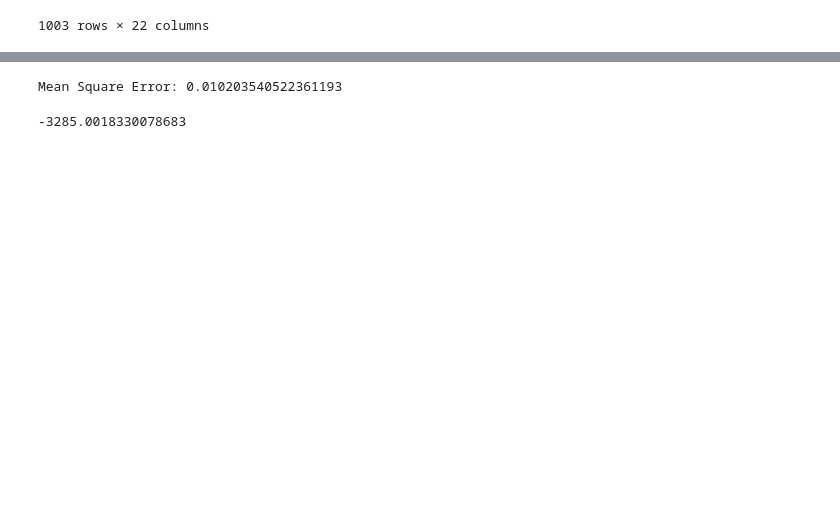
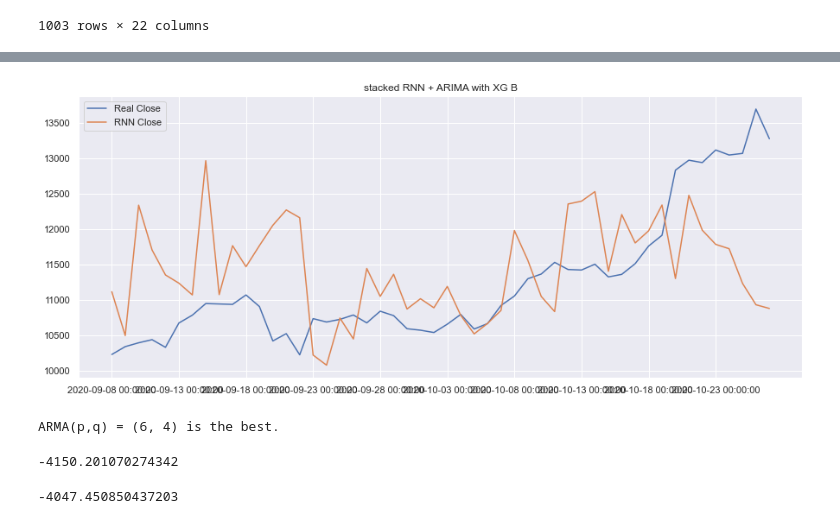
Before and after one commit to tang-ji/BTC-prediction, a Jupyter notebook: stack-rnn-arima-xgb.ipynb, the cells around one changed output, grey strips where cells are left out. Drawn from its saved outputs; the diff is of its cells as text; code cells hidden in the pictures; blank space fills up the shorter version.

```diff
--- a/stack-rnn-arima-xgb.ipynb
+++ b/stack-rnn-arima-xgb.ipynb
@@ -1,6 +1,6 @@
 # %%
 import pandas as pd
-# import seaborn as sns
+import seaborn as sns
 import numpy as np
 import matplotlib.pyplot as plt
 from pandas_datareader.data import DataReader
@@ -23,7 +23,7 @@ import json
 import requests
 from datetime import datetime
 from datetime import timedelta
-# sns.set()
+sns.set()
 # %% [output]
 WARNING:tensorflow:From C:\Users\tangji\Anaconda3\lib\site-packages\tensorflow\python\compat\v2_compat.py:96: disable_resource_variables (from tensorflow.python.ops.variable_scope) is deprecated and w ...
 Instructions for updating:
@@ -107,5 +110,5 @@ df_log
 | 2020-10-31 | 1.000000 | 0.111104 | 0.473957 | 0.323966 | 0.768594 | 0.372216 | 0.714286 | 0.065517 | 0.818779 | 0.688389 | ... |
 1003 rows × 22 columns
 # %%
-thought_vector = autoencoder.reducedimension(df_log.values, 6, 0.001, 256, 1000)
+thought_vector = autoencoder.reducedimension(df_log.values, 4, 0.005, 256, 3000, 300)
 # %% [output]
@@ -194,19 +183,48 @@ out_logits, last_state = sess.run([modelnn.logits, modelnn.last_state], feed_dic
                                   modelnn.hidden_layer: init_value})
 init_value = last_state
 output_predict_last = out_logits
-# %%
-print('Mean Square Error:', np.mean(np.square(output_predict[:, 0] - df_log.iloc[1: (thought_vector.shape[0] // timestamp) * timestamp + 1, 0].values)))
-# %% [output]
-Mean Square Error: 0.010203540522361193
+# %%
+last =50
+
+plt.figure(figsize = (15,6))
+x_range = np.arange(boundary)[-last:]
+plt.plot(x_range, reverse_close(df_log.iloc[boundary-last:boundary,0].values), label = 'Real Close')
+plt.plot(x_range, reverse_close(output_predict)[-last:], label = 'RNN Close')
+plt.legend()
+plt.xticks(x_range[::5], date_ori[:boundary][-last:][::5])
+plt.title('stacked RNN + ARIMA with XG B')
+plt.show()
+# %% [output]
+[figure, added]
+# %%
+import statsmodels.api as sm
+
+resDiff = sm.tsa.arma_order_select_ic(df_log.iloc[:,0].values, max_ar=7, max_ma=7, ic='aic', trend='c')
+print('ARMA(p,q) =',resDiff['aic_min_order'],'is the best.')
+# %% [output]
+ARMA(p,q) = (6, 4) is the best.
+# %%
+arima=sm.tsa.statespace.SARIMAX(df_log.iloc[:,0].values, order=(resDiff['aic_min_order'][0], D, resDiff['aic_min_order'][1]), seasonal_order=(1, 0, 1, 12)).fit(disp=-1)
+best_aic = arima.aic
+best_aic
+# %% [output]
+-4150.201070274342
 # %%
 import statsmodels.api as sm
 from itertools import product
 from scipy import stats
 
-Qs = range(0, 1)
+Qs = range(0, 3)
 qs = range(0, 2)
-Ps = range(0, 2)
+Ps = range(0, 3)
 ps = range(0, 2)
+
+# ps = [resDiff['aic_min_order'][0]]
+# qs = [resDiff['aic_min_order'][1]]
+
+ps = [6]
+qs = [4]
+
 D=1
 parameters = product(ps, qs, Ps, Qs)
 parameters_list = list(parameters)
@@ -223,4 +241,4 @@ for param in parameters_list:
 
 best_aic
 # %% [output]
--3285.0018330078683
+-4047.450850437203
```
Also changed, not shown: parts of 11 cells of this notebook, 1 other file.
